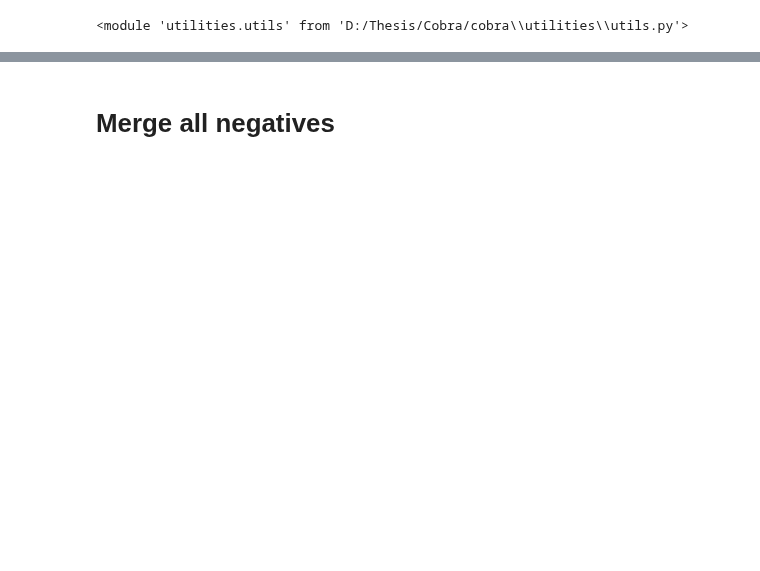
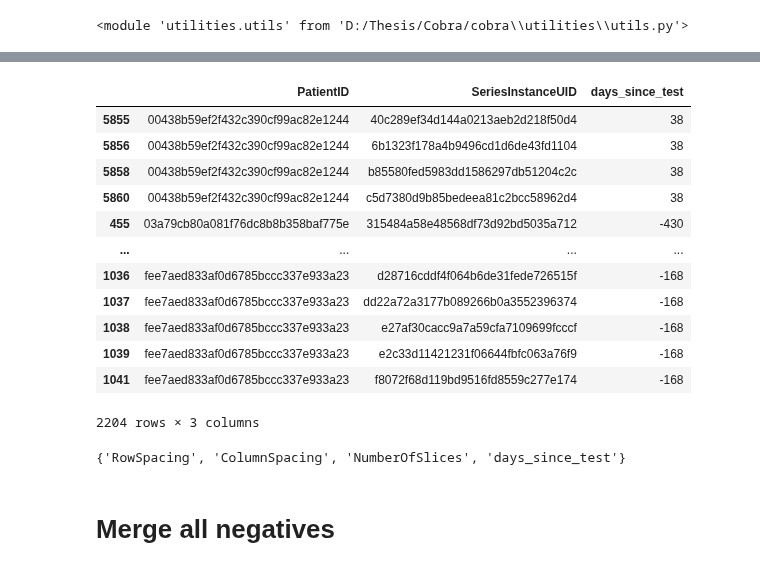
Before and after one commit to Kiril94/Thesis, a Jupyter notebook: cobra/ds_notebooks/create_df_all.ipynb, the cells around one changed output, grey strips where cells are left out. Cells and saved outputs as stored; diff of their text form; code cells hidden in the pictures; blank space fills up the shorter version.

```diff
--- a/cobra/ds_notebooks/create_df_all.ipynb
+++ b/cobra/ds_notebooks/create_df_all.ipynb
@@ -13,0 +67,3 @@ importlib.reload(utils)
+# %%
+comparison_column = np.where(dst.reset_index(drop=True).days_since_test==dst_comp.reset_index(drop=True).days_since_test,
+    True, False)
@@ -14,2 +74,25 @@ importlib.reload(utils)
+# %%
+dst_comp[~comparison_column]
+# %% [output]
+|  | PatientID | SeriesInstanceUID | days_since_test |
+| 5855 | 00438b59ef2f432c390cf99ac82e1244 | 40c289ef34d144a0213aeb2d218f50d4 | 38 |
+| 5856 | 00438b59ef2f432c390cf99ac82e1244 | 6b1323f178a4b9496cd1d6de43fd1104 | 38 |
+| 5858 | 00438b59ef2f432c390cf99ac82e1244 | b85580fed5983dd1586297db51204c2c | 38 |
+| 5860 | 00438b59ef2f432c390cf99ac82e1244 | c5d7380d9b85bedeea81c2bcc58962d4 | 38 |
+| 455 | 03a79cb80a081f76dc8b8b358baf775e | 315484a58e48568df73d92bd5035a712 | -430 |
+| ... | ... | ... | ... |
+| 1036 | fee7aed833af0d6785bccc337e933a23 | d28716cddf4f064b6de31fede726515f | -168 |
+| 1037 | fee7aed833af0d6785bccc337e933a23 | dd22a72a3177b089266b0a3552396374 | -168 |
+| 1038 | fee7aed833af0d6785bccc337e933a23 | e27af30cacc9a7a59cfa7109699fcccf | -168 |
+| 1039 | fee7aed833af0d6785bccc337e933a23 | e2c33d11421231f06644fbfc063a76f9 | -168 |
+| 1041 | fee7aed833af0d6785bccc337e933a23 | f8072f68d119bd9516fd8559c277e174 | -168 |
+2204 rows × 3 columns
+# %%
+df_keys = pd.read_csv(join(csv_folder, 'neg_pos.csv')).keys()
+dfc_keys = pd.read_csv(join(csv_folder, 'neg_pos_clean.csv')).keys()
+missing_keys = set(dfc_keys).difference(set(df_keys))
+print(missing_keys)
+# %% [output]
+{'RowSpacing', 'ColumnSpacing', 'NumberOfSlices', 'days_since_test'}
 # %% [markdown]
 # Merge all negatives
```
Also changed, not shown: parts of 12 cells of this notebook, 3 other files.
